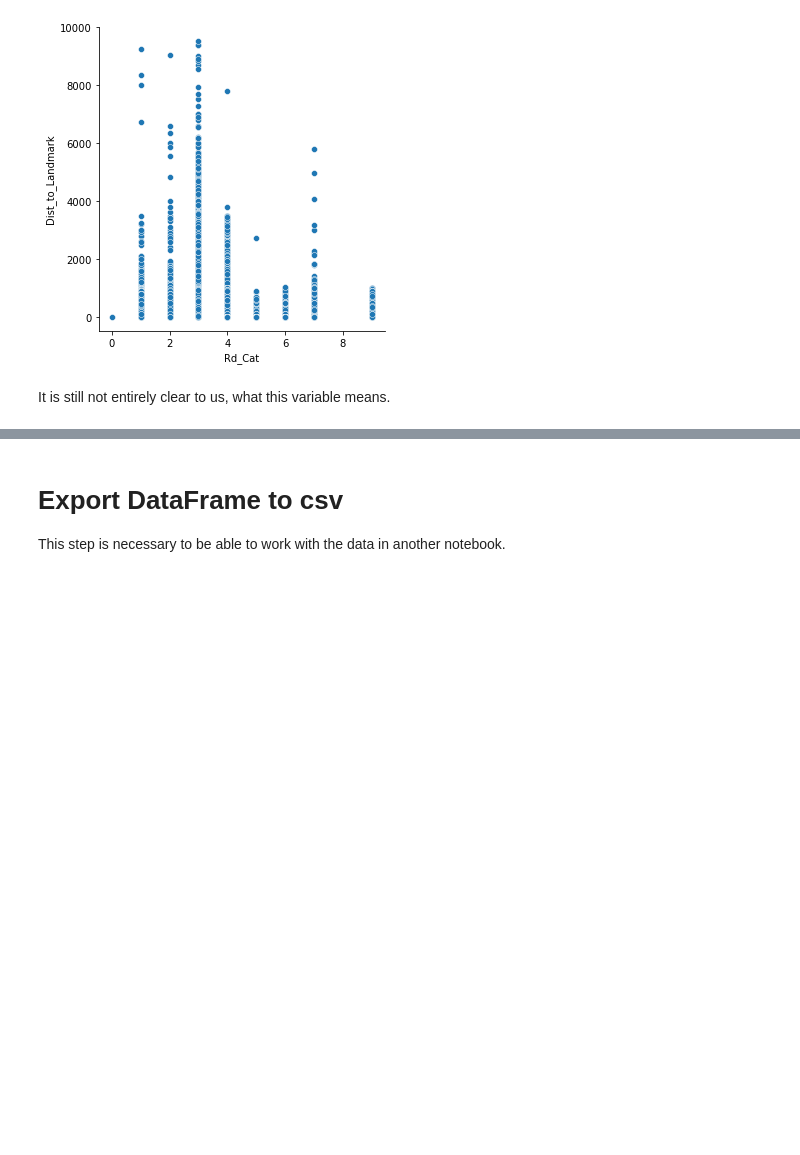
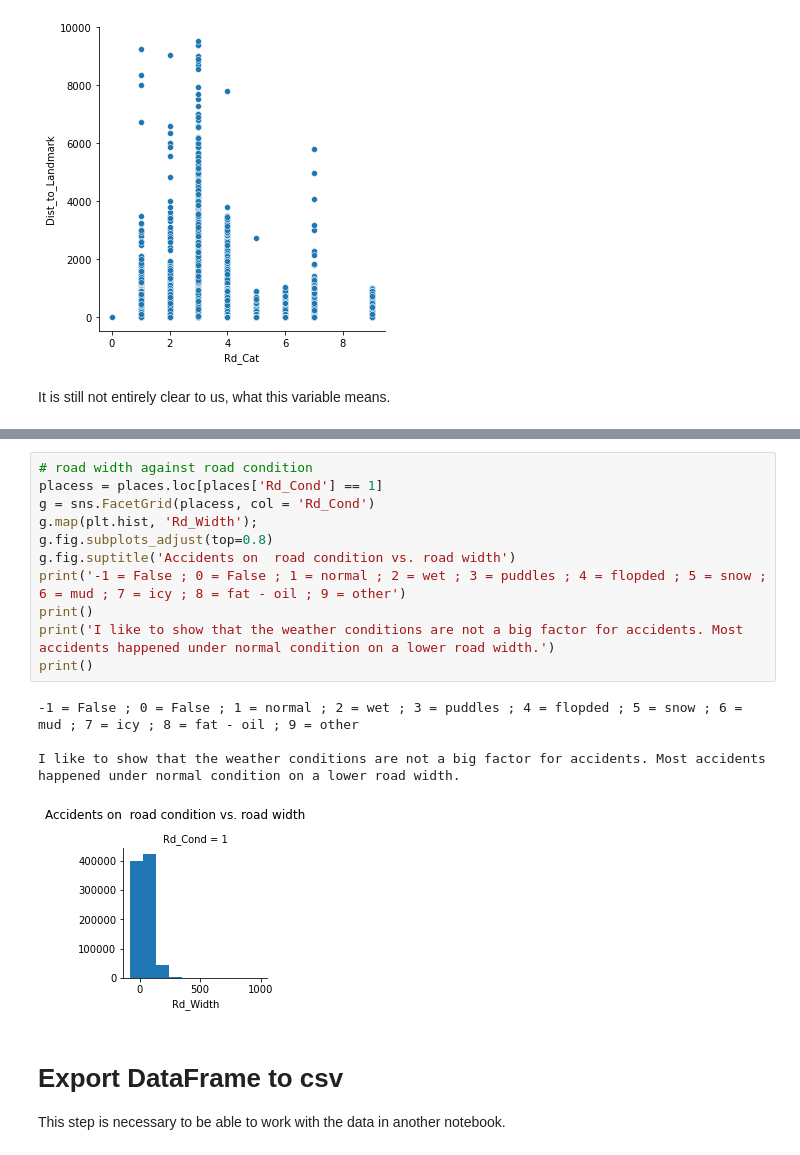
Before and after one commit to Langhammer/pyfra, a Jupyter notebook: notebooks/intl_road_accidents_notebook-1.ipynb, the cells around one changed output, grey strips where cells are left out. Cells and saved outputs as stored; diff of their text form; blank space fills up the shorter version.

```diff
--- a/notebooks/intl_road_accidents_notebook-1.ipynb
+++ b/notebooks/intl_road_accidents_notebook-1.ipynb
@@ -556,3 +554,19 @@ Higher accident risk with oncoming traffic, do we have a lot of frontal collisio
+# %%
+# road width against road condition
+placess = places.loc[places['Rd_Cond'] == 1]
+g = sns.FacetGrid(placess, col = 'Rd_Cond')
+g.map(plt.hist, 'Rd_Width');
+g.fig.subplots_adjust(top=0.8)
+g.fig.suptitle('Accidents on  road condition vs. road width')
+print('-1 = False ; 0 = False ; 1 = normal ; 2 = wet ; 3 = puddles ; 4 = flopded ; 5 = snow ; 6 = mud ; 7 = icy ; 8 = fat - oil ; 9 = other')
+print()
+print('I like to show that the weather conditions are not a big factor for accidents. Most accidents happened under normal condition on a lower road width.')
+print()
+# %% [output]
+-1 = False ; 0 = False ; 1 = normal ; 2 = wet ; 3 = puddles ; 4 = flopded ; 5 = snow ; 6 = mud ; 7 = icy ; 8 = fat - oil ; 9 = other
+
+I like to show that the weather conditions are not a big factor for accidents. Most accidents happened under normal condition on a lower road width.
+[figure, added]
 # %% [markdown]
 # Export DataFrame to csv
 This step is necessary to be able to work with the data in another notebook.
```
Also changed, not shown: parts of 2 cells of this notebook.
